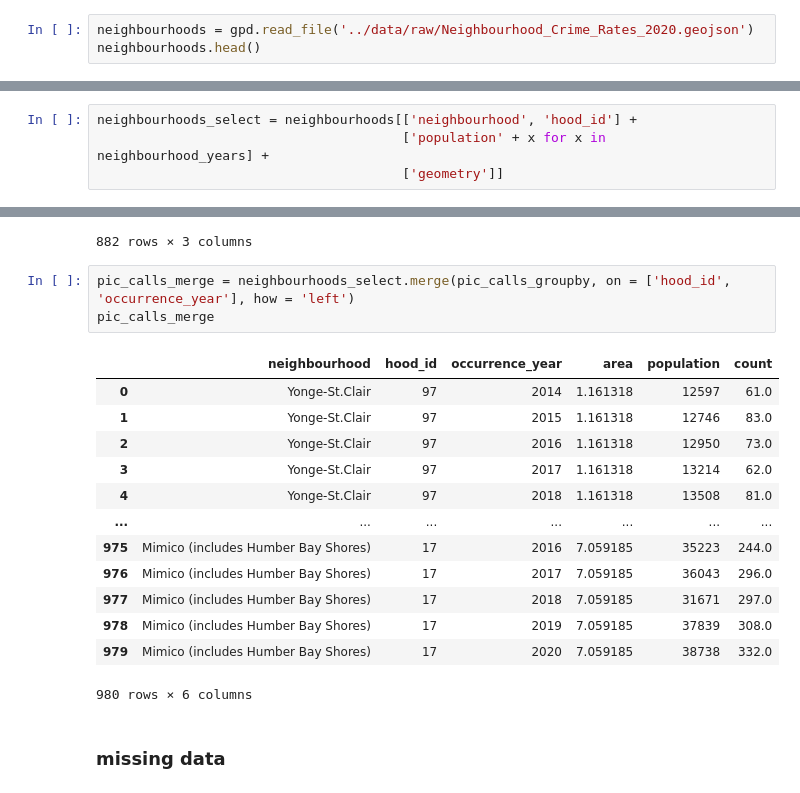
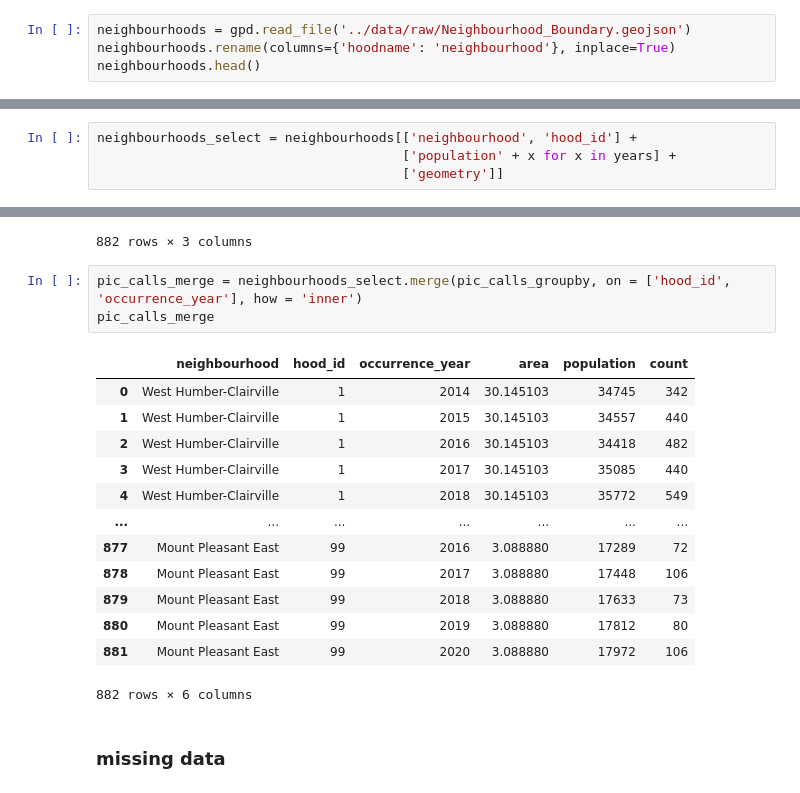
Before and after one commit to WillKWL/Project-TorontoApartment, a Jupyter notebook: source/1b- load neighbourhood boundaries.ipynb, the cells around one changed output, grey strips where cells are left out. Drawn from its saved outputs; the diff is of its cells as text.

```diff
--- a/source/1b- load neighbourhood boundaries.ipynb
+++ b/source/1b- load neighbourhood boundaries.ipynb
@@ -38,6 +38,7 @@ epsg_3d = 4326
 - Neighbourhood GeoJSON file https://opendata.arcgis.com/api/v3/datasets/3a1a9c98146e470e94e814b0e3a3fbca_0/downloads/data?format=geojson&spatialRefId=4326
 - *Population figures reflect only the resident population of a region. The temporary population such as the commuters and business patrons are not included.
 # %%
-neighbourhoods = gpd.read_file('../data/raw/Neighbourhood_Crime_Rates_2020.geojson')
+neighbourhoods = gpd.read_file('../data/raw/Neighbourhood_Boundary.geojson')
+neighbourhoods.rename(columns={'hoodname': 'neighbourhood'}, inplace=True)
 neighbourhoods.head()
 # %% [output]
@@ -581,7 +596,7 @@ neighbourhoods_final.to_file('../data/processed/neighbourhoods.geojson', driver=
 - about https://data.torontopolice.on.ca/datasets/TorontoPS::persons-in-crisis-calls-for-service-attended/about
 # %%
 neighbourhoods_select = neighbourhoods[['neighbourhood', 'hood_id'] +
-                                       ['population' + x for x in neighbourhood_years] +
+                                       ['population' + x for x in years] +
                                        ['geometry']]
 # %%
 neighbourhoods_select['area'] = neighbourhoods_select.to_crs(epsg_2d).geometry.area / 10**6
@@ -666,22 +681,22 @@ pic_calls_groupby
 | 881 | 99 | 2020 | 106 |
 882 rows × 3 columns
 # %%
-pic_calls_merge = neighbourhoods_select.merge(pic_calls_groupby, on = ['hood_id', 'occurrence_year'], how = 'left')
+pic_calls_merge = neighbourhoods_select.merge(pic_calls_groupby, on = ['hood_id', 'occurrence_year'], how = 'inner')
 pic_calls_merge
 # %% [output]
 |  | neighbourhood | hood_id | occurrence_year | area | population | count |
-| 0 | Yonge-St.Clair | 97 | 2014 | 1.161318 | 12597 | 61.0 |
-| 1 | Yonge-St.Clair | 97 | 2015 | 1.161318 | 12746 | 83.0 |
-| 2 | Yonge-St.Clair | 97 | 2016 | 1.161318 | 12950 | 73.0 |
-| 3 | Yonge-St.Clair | 97 | 2017 | 1.161318 | 13214 | 62.0 |
-| 4 | Yonge-St.Clair | 97 | 2018 | 1.161318 | 13508 | 81.0 |
+| 0 | West Humber-Clairville | 1 | 2014 | 30.145103 | 34745 | 342 |
+| 1 | West Humber-Clairville | 1 | 2015 | 30.145103 | 34557 | 440 |
+| 2 | West Humber-Clairville | 1 | 2016 | 30.145103 | 34418 | 482 |
+| 3 | West Humber-Clairville | 1 | 2017 | 30.145103 | 35085 | 440 |
+| 4 | West Humber-Clairville | 1 | 2018 | 30.145103 | 35772 | 549 |
 | ... | ... | ... | ... | ... | ... | ... |
-| 975 | Mimico (includes Humber Bay Shores) | 17 | 2016 | 7.059185 | 35223 | 244.0 |
-| 976 | Mimico (includes Humber Bay Shores) | 17 | 2017 | 7.059185 | 36043 | 296.0 |
-| 977 | Mimico (includes Humber Bay Shores) | 17 | 2018 | 7.059185 | 31671 | 297.0 |
-| 978 | Mimico (includes Humber Bay Shores) | 17 | 2019 | 7.059185 | 37839 | 308.0 |
-| 979 | Mimico (includes Humber Bay Shores) | 17 | 2020 | 7.059185 | 38738 | 332.0 |
+| 877 | Mount Pleasant East | 99 | 2016 | 3.088880 | 17289 | 72 |
+| 878 | Mount Pleasant East | 99 | 2017 | 3.088880 | 17448 | 106 |
+| 879 | Mount Pleasant East | 99 | 2018 | 3.088880 | 17633 | 73 |
+| 880 | Mount Pleasant East | 99 | 2019 | 3.088880 | 17812 | 80 |
+| 881 | Mount Pleasant East | 99 | 2020 | 3.088880 | 17972 | 106 |
-980 rows × 6 columns
+882 rows × 6 columns
 # %% [markdown]
 ### missing data
 # %%
```
Also changed, not shown: parts of 52 cells of this notebook, 20 other files.
